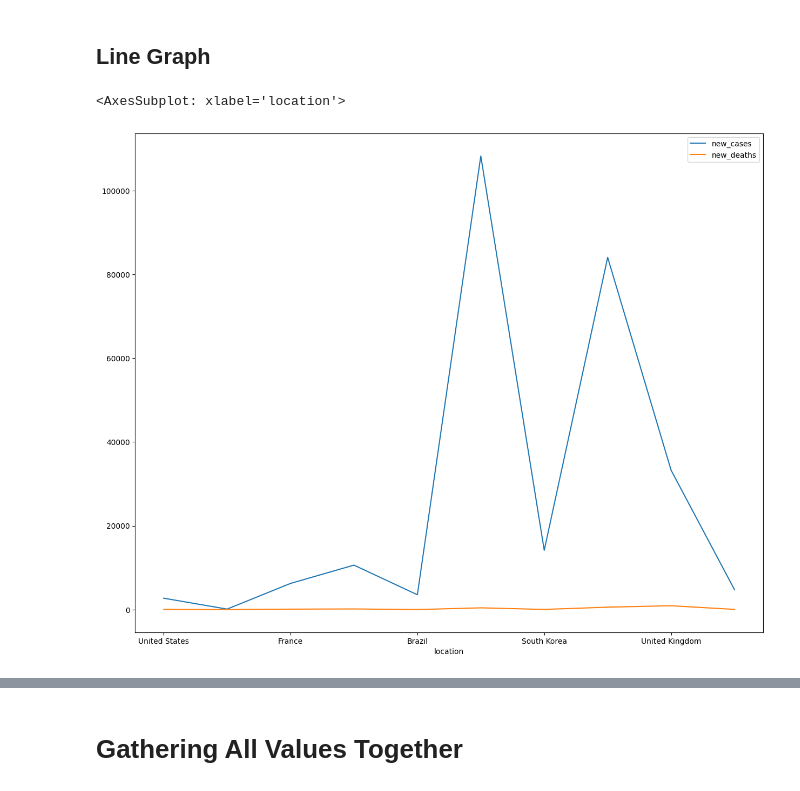
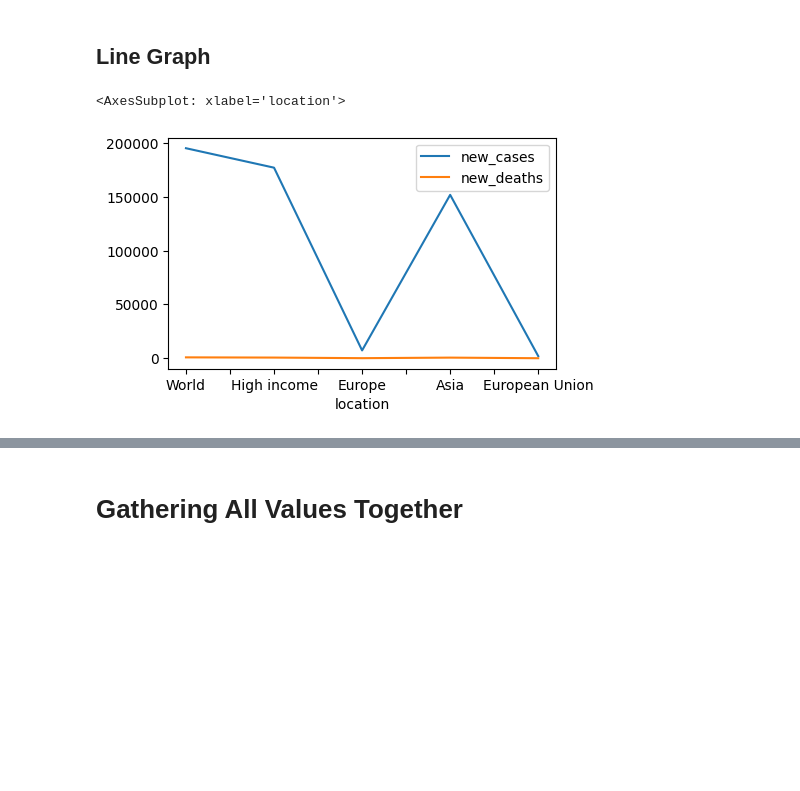
Before and after one commit to TechForEverybody/Applied_Data_Science_Practicals_Sem-8, a Jupyter notebook: Experiment-1/CS8A53_ADS_Experiment-1_ShivkumarChauhan.ipynb, the cells around one changed output, grey strips where cells are left out. Cells and saved outputs as stored; diff of their text form; code cells hidden in the pictures; blank space fills up the shorter version.

```diff
--- a/Experiment-1/CS8A53_ADS_Experiment-1_ShivkumarChauhan.ipynb
+++ b/Experiment-1/CS8A53_ADS_Experiment-1_ShivkumarChauhan.ipynb
@@ -23,7 +18,7 @@ import warnings
 # %%
 # %matplotlib qt
 %matplotlib inline
-pyplot.rcParams["figure.figsize"] = (15, 12)
+pyplot.rcParams["figure.figsize"] = (5, 3)
 # %%
 warnings.filterwarnings('ignore')
 # %%
@@ -434,10 +374,10 @@ pyplot.pie(Data[:25]['total_cases'],labels=Data[:25]['location'],autopct='%1.1f%
 # %% [markdown]
 ## Line Graph
 # %%
-Data[:10].plot(kind="line",x='location',y=['new_cases','new_deaths'])
+Data[:5].plot(kind="line",x='location',y=['new_cases','new_deaths'])
 # %% [output]
 <AxesSubplot: xlabel='location'>
-[figure, old version]
+[figure, new version]
 # %%
 Data[-10:].plot(kind="line",x='location',y=['total_cases','total_deaths'])
 # %% [output]
```
Also changed, not shown: parts of 60 cells of this notebook, 6 other files.
